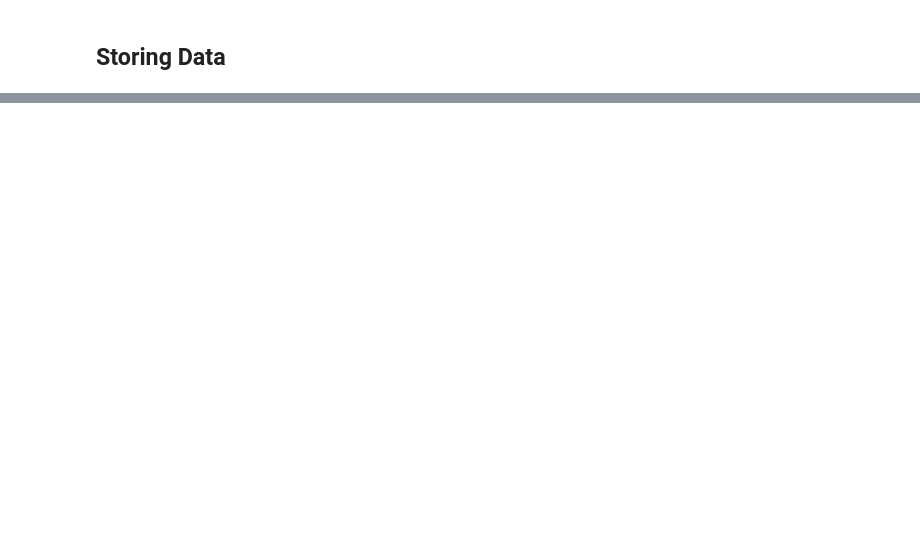
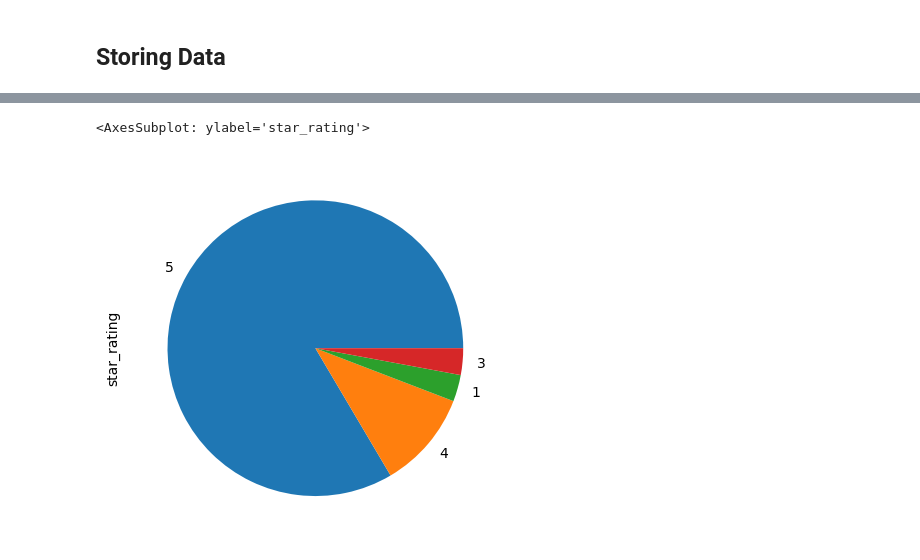
Before and after one commit to ahamzah003/webscrape, a Jupyter notebook: playstore/app-review-analysis.ipynb, the cells around one changed output, grey strips where cells are left out. Cells and saved outputs as stored; diff of their text form; code cells hidden in the pictures; blank space fills up the shorter version.

```diff
--- a/playstore/app-review-analysis.ipynb
+++ b/playstore/app-review-analysis.ipynb
@@ -437,0 +518,5 @@ df_clean.to_csv('learnhtmlpro-clean.csv')
+# %%
+df_clean['star_rating'].value_counts().plot(kind='pie')
+# %% [output]
+<AxesSubplot: ylabel='star_rating'>
+[figure, added]
```
Also changed, not shown: parts of 30 cells of this notebook, 1 other file.
